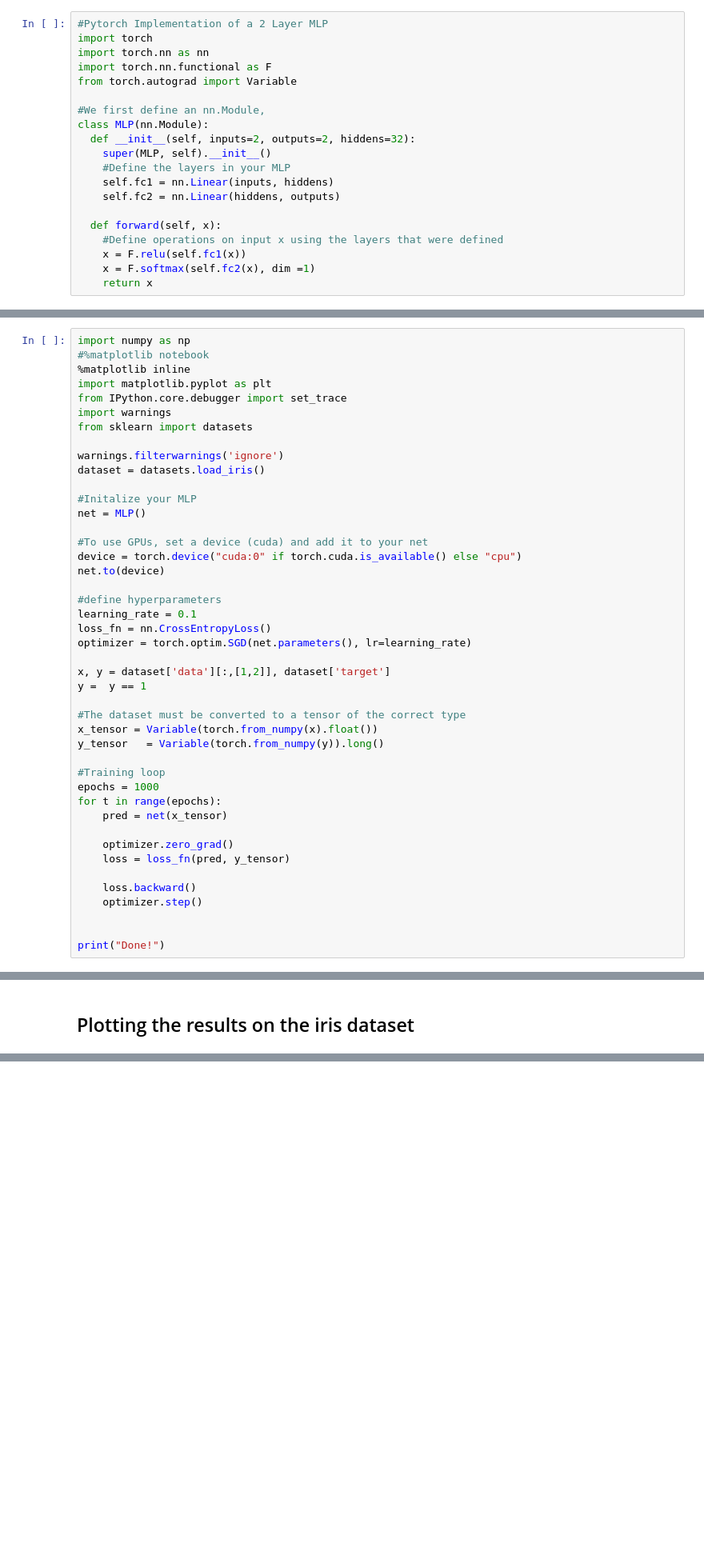
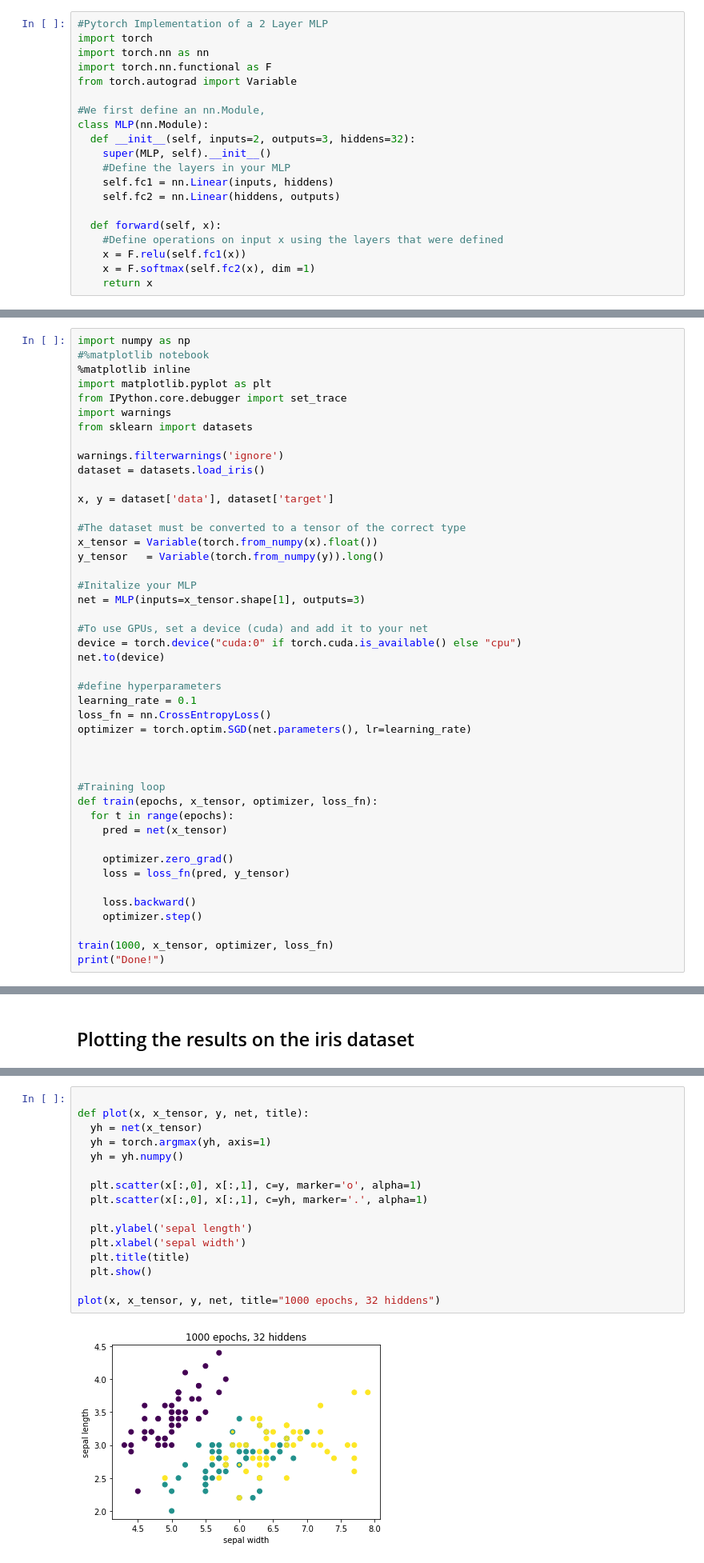
Before and after one commit to yueliyl/gec_intro2ml, a Jupyter notebook: AutoDiffMLP.ipynb, the cells around one changed output, grey strips where cells are left out. Shown at 80% size. Drawn from its saved outputs; the diff is of its cells as text; blank space fills up the shorter version.

```diff
--- a/AutoDiffMLP.ipynb
+++ b/AutoDiffMLP.ipynb
@@ -13,7 +13,7 @@ from torch.autograd import Variable
 
 #We first define an nn.Module,
 class MLP(nn.Module):
-  def __init__(self, inputs=2, outputs=2, hiddens=32):
+  def __init__(self, inputs=2, outputs=3, hiddens=32):
     super(MLP, self).__init__()
     #Define the layers in your MLP
     self.fc1 = nn.Linear(inputs, hiddens)
@@ -40,8 +40,14 @@ from sklearn import datasets
 warnings.filterwarnings('ignore')
 dataset = datasets.load_iris()
 
+x, y = dataset['data'], dataset['target']
+
+#The dataset must be converted to a tensor of the correct type
+x_tensor = Variable(torch.from_numpy(x).float())
+y_tensor   = Variable(torch.from_numpy(y)).long()
+
 #Initalize your MLP
-net = MLP()
+net = MLP(inputs=x_tensor.shape[1], outputs=3)
 
 #To use GPUs, set a device (cuda) and add it to your net
 device = torch.device("cuda:0" if torch.cuda.is_available() else "cpu")
@@ -52,16 +58,11 @@ learning_rate = 0.1
 loss_fn = nn.CrossEntropyLoss()
 optimizer = torch.optim.SGD(net.parameters(), lr=learning_rate)
 
-x, y = dataset['data'][:,[1,2]], dataset['target']
-y =  y == 1
 
-#The dataset must be converted to a tensor of the correct type
-x_tensor = Variable(torch.from_numpy(x).float())
-y_tensor   = Variable(torch.from_numpy(y)).long()
 
 #Training loop
-epochs = 1000
-for t in range(epochs):
+def train(epochs, x_tensor, optimizer, loss_fn):
+  for t in range(epochs):
     pred = net(x_tensor)
 
     optimizer.zero_grad()
@@ -70,7 +71,7 @@ for t in range(epochs):
     loss.backward()
     optimizer.step()
 
-
+train(1000, x_tensor, optimizer, loss_fn)
 print("Done!")
 # %% [output]
 Done!
@@ -101,0 +80,18 @@ plt.show()
+# %%
+
+def plot(x, x_tensor, y, net, title):
+  yh = net(x_tensor)
+  yh = torch.argmax(yh, axis=1)
+  yh = yh.numpy()
+
+  plt.scatter(x[:,0], x[:,1], c=y, marker='o', alpha=1)
+  plt.scatter(x[:,0], x[:,1], c=yh, marker='.', alpha=1)
+
+  plt.ylabel('sepal length')
+  plt.xlabel('sepal width')
+  plt.title(title)
+  plt.show()
+
+plot(x, x_tensor, y, net, title="1000 epochs, 32 hiddens")
+# %% [output]
+[figure, added]
```
Also changed, not shown: parts of 15 cells of this notebook.
